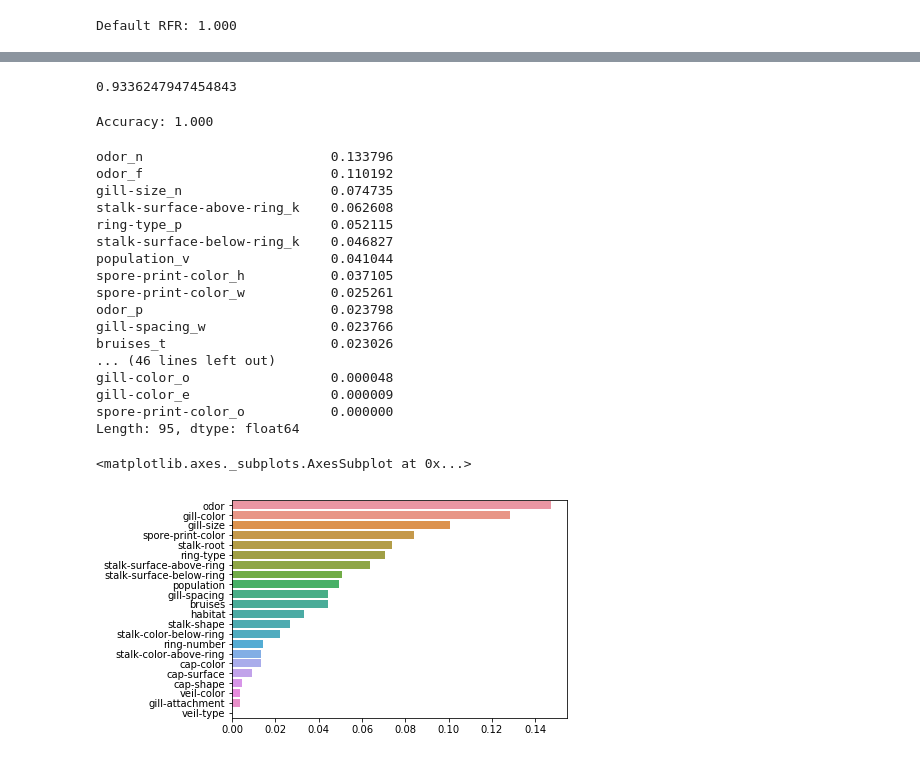
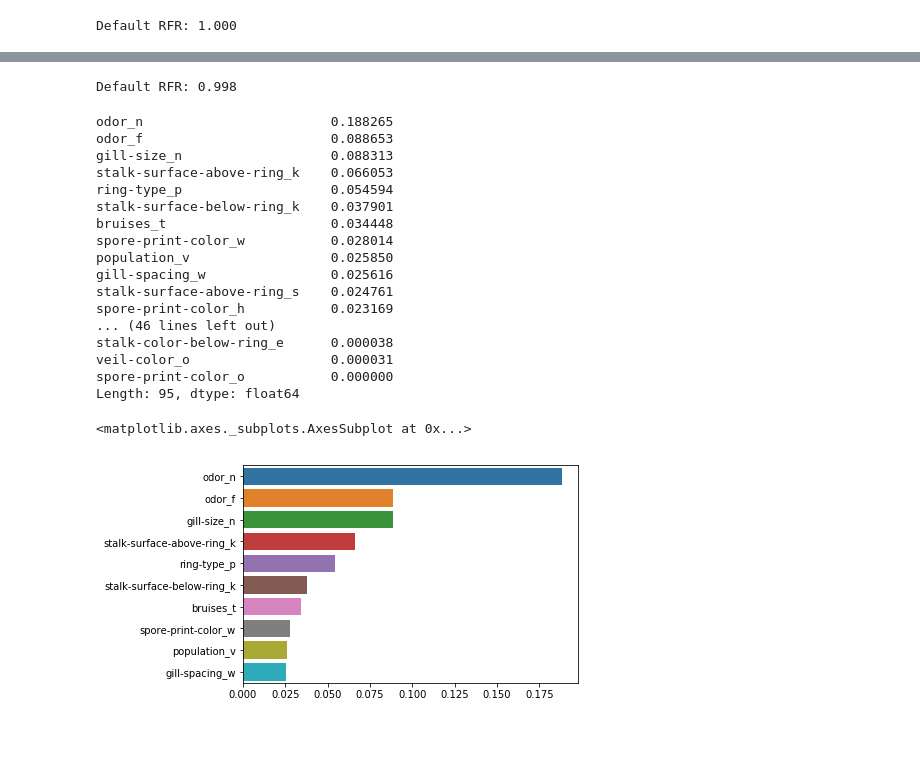
Before and after one commit to BrendanMoore42/ProjectTemp, a Jupyter notebook: MushroomClass/mushroom_kern1.ipynb, the cells around one changed output, grey strips where cells are left out. Cells and saved outputs as stored; diff of their text form; code cells hidden in the pictures.

```diff
--- a/MushroomClass/mushroom_kern1.ipynb
+++ b/MushroomClass/mushroom_kern1.ipynb
@@ -257,7 +282,7 @@ plt.show();
 # %%
 #fit SVM model to scaled data
-SVM_model = LinearSVC(C=0.001)
-SVM_model.fit(X_train, y_train)
-print('The normalized training accuracy is: {}%'.format(SVM_model.score(X_train, y_train)))
-print('The normalized test accuracy is: {}%'.format(SVM_model.score(X_test, y_test)))
+svm = LinearSVC(C=0.01)
+svm.fit(X_train, y_train)
+print('The normalized training accuracy is: {}%'.format(svm.score(X_train, y_train)))
+print('The normalized test accuracy is: {}%'.format(svm.score(X_test, y_test)))
 # %% [output]
@@ -266,10 +290,0 @@ The normalized test accuracy is: 0.9840032813781788%
-# %%
-#test out different SVMs using the different kernals
-kerns = ['linear', 'rbf', 'sigmoid']
-for i in kerns:
-    #Kernel trick
-    my_kernel_SVM = SVC(C=0.01, kernel='{}'.format(i))
-    my_kernel_SVM.fit(X_train,y_train)
-
-    #Get the score
-    print('{0} Kernal SVM score: {1}'.format(i, (100*my_kernel_SVM.score(X_test,y_test))))
@@ -350,38 +356,37 @@ CV_rfc.best_params_
  'max_features': 'auto',
  'n_estimators': 100}
-# %%
-print (np.mean(cross_val_score(SVM_model, X_train, y_train, cv=100)))
-# %% [output]
-0.9336247947454843
-# %%
-from sklearn import metrics
-y_pred = rf.predict(X_test)
-print("Accuracy: %3.3f" % (metrics.accuracy_score(y_test, y_pred)))
-# %% [output]
-Accuracy: 1.000
+# %%
+rfcv = RandomForestClassifier(criterion= 'gini',
+ max_depth= 7,
+ max_features= 'auto',
+ n_estimators= 100)
+rfcv.fit(X_train, y_train)
+print("Default RFR: %3.3f" % (rfcv.score(X_test, y_test)))
+# %% [output]
+Default RFR: 0.998
 # %%
-feature_imp = pd.Series(rf.feature_importances_,index=X_train.columns).sort_values(ascending=False)
+feature_imp = pd.Series(rfcv.feature_importances_,index=X_train.columns).sort_values(ascending=False)
 feature_imp
 # %% [output]
-odor_n                        0.133796
-odor_f                        0.110192
-gill-size_n                   0.074735
-stalk-surface-above-ring_k    0.062608
-ring-type_p                   0.052115
-stalk-surface-below-ring_k    0.046827
-population_v                  0.041044
-spore-print-color_h           0.037105
-spore-print-color_w           0.025261
-odor_p                        0.023798
-gill-spacing_w                0.023766
-bruises_t                     0.023026
+odor_n                        0.188265
+odor_f                        0.088653
+gill-size_n                   0.088313
+stalk-surface-above-ring_k    0.066053
+ring-type_p                   0.054594
+stalk-surface-below-ring_k    0.037901
+bruises_t                     0.034448
+spore-print-color_w           0.028014
+population_v                  0.025850
+gill-spacing_w                0.025616
+stalk-surface-above-ring_s    0.024761
+spore-print-color_h           0.023169
 ... (46 lines left out)
-gill-color_o                  0.000048
-gill-color_e                  0.000009
+stalk-color-below-ring_e      0.000038
+veil-color_o                  0.000031
 spore-print-color_o           0.000000
 Length: 95, dtype: float64
 # %%
-sns.barplot(x=feature_imp, y=feature_imp.index)
+sns.barplot(x=feature_imp[:10], y=feature_imp.index[:10])
 # %% [output]
 <matplotlib.axes._subplots.AxesSubplot at 0x...>
-[figure, old version]
+[figure, new version]
```
Also changed, not shown: parts of 21 cells of this notebook.
